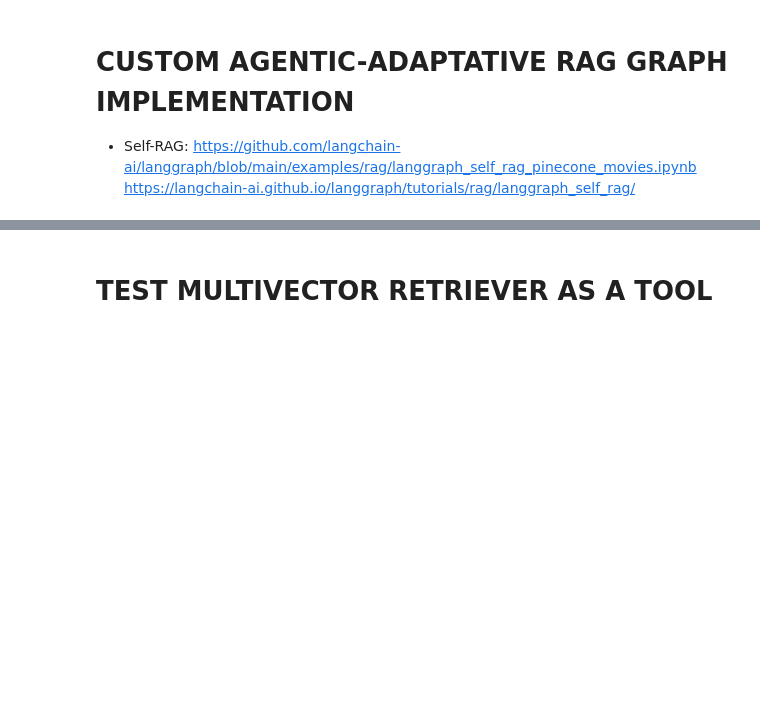
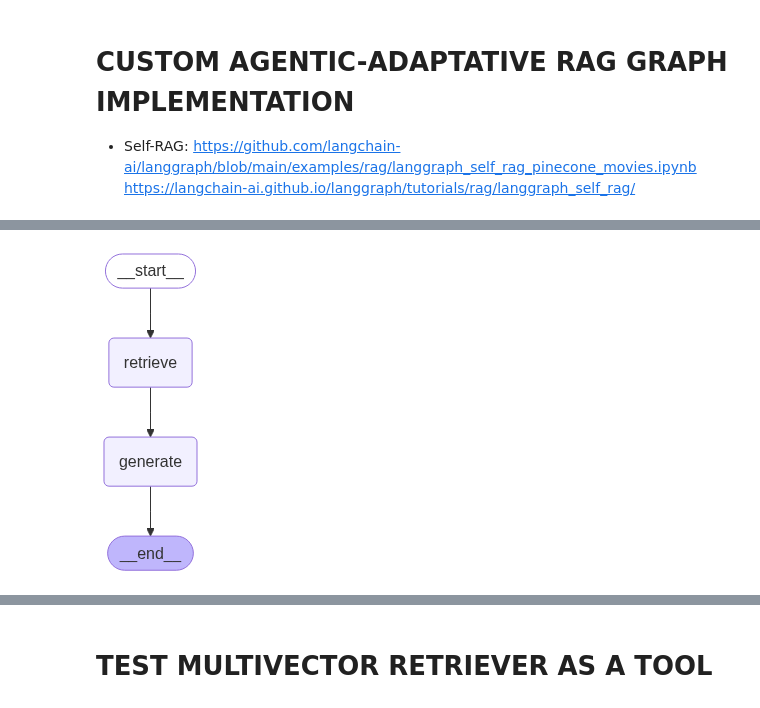
Before and after one commit to EiinGeeeL/frankenst-ai, a Jupyter notebook: research/rag.ipynb, the cells around one changed output, grey strips where cells are left out. Cells and saved outputs as stored; diff of their text form; code cells hidden in the pictures; blank space fills up the shorter version.

Commit message:
refactor ragchain into retriever and generation

```diff
--- a/research/rag.ipynb
+++ b/research/rag.ipynb
@@ -150,12 +322,4 @@ class GraphState(TypedDict):
 # %%
-from langchain.tools.retriever import create_retriever_tool
-
-retriever_tool = create_retriever_tool(
-    retriever,
-    "multivector_retriever_pokemon",
-    "Search and return information about Pokémon series.",
-)
-
 from langgraph.graph import MessagesState
 
 response_model = model
@@ -210,7 +374,7 @@ def grade_documents(
             [{"role": "user", "content": prompt}]
         )
     )
-    score = 'yes' # response.binary_score
+    score = response.binary_score
 
     if score == "yes":
         return "generate_answer"
@@ -321,0 +518,9 @@ retriever.invoke("Who is sleeping while Caterpy and Pikachu get to know each oth
+# %%
+# Paso 1: obtener el contexto desde una pregunta
+context = retriever_chain.invoke("In the third chapter of the Pokémon series, what is the name of the Pokémon that was flying in the daytime sky and subsequently caught?")
+
+# Paso 2: ejecutar RAG con el contexto y la pregunta
+response = rag_chain.invoke({
+    "context": context,
+    "question": "In the third chapter of the Pokémon series, what is the name of the Pokémon that was flying in the daytime sky and subsequently caught?"
+})
@@ -321,0 +543,64 @@ retriever.invoke("Who is sleeping while Caterpy and Pikachu get to know each oth
+# %%
+from langgraph.graph import MessagesState
+from langgraph.graph import END, StateGraph, START
+from frank.utils.rag.processing import parse_docs
+
+
+class RAGState(MessagesState):
+    """
+    Represents the state of our graph.
+    Attributes:
+        question: query rewriter or question from the user
+        context: dictionary containing texts and images
+        generation: LLM generated answer
+        iterations: Loop times of the process grade-rewrite-retrieve-generate
+    """
+    question: str
+    context: dict  # it is a dictionary with keys: "texts" and "images"
+    generation: str
+    # iterations: int = 0
+
+
+# Función de recuperación de documentos
+def retrieve(state: RAGState):
+    # Aquí, retriever debería recuperar los documentos y procesarlos.
+    # if state["iterations"] > 0:
+    #     question = state["query"]
+    # else:
+    #     question = state["messages"][-1].content
+
+    question = state["messages"][-1].content
+    retrieved_docs_context = retriever_chain.invoke(question)  # Puede usar tu lógica de recuperación
+    return {"context": retrieved_docs_context, "question": question}
+
+# Función de generación de respuesta
+def generate(state: RAGState):
+    # Generar el prompt a partir de los documentos recuperados
+    response = rag_chain.invoke({
+        "context": state["context"],
+        "question": state["question"]
+    })
+
+    return {"generation": response.content}
+
+
+# Crear el grafo de trabajo para el flujo de recuperación y generación
+workflow = StateGraph(state_schema=RAGState)
+
+# Agregar nodos de recuperación y generación
+workflow.add_node("retrieve", retrieve)
+workflow.add_node("generate", generate)
+
+# Definir el flujo de trabajo: Retrieve -> Generate
+workflow.add_edge(START, "retrieve")
+workflow.add_edge("retrieve", "generate")
+workflow.add_edge("generate", END)
+
+# Compilar el grafo
+graph = workflow.compile()
+
+# Visualizar el grafo (opcional, si tienes IPython y deseas visualizarlo)
+from IPython.display import Image, display
+display(Image(graph.get_graph().draw_mermaid_png()))
+# %% [output]
+[figure, added]
```
Also changed, not shown: parts of 37 cells of this notebook, 1 other file.
